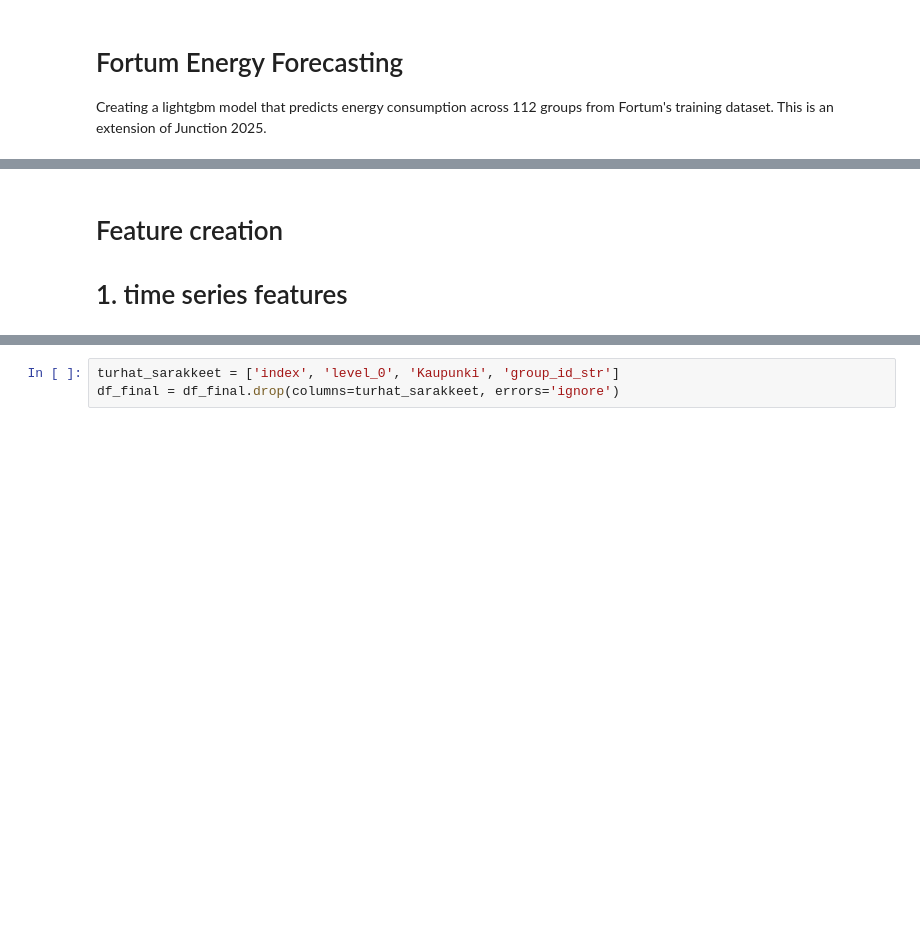
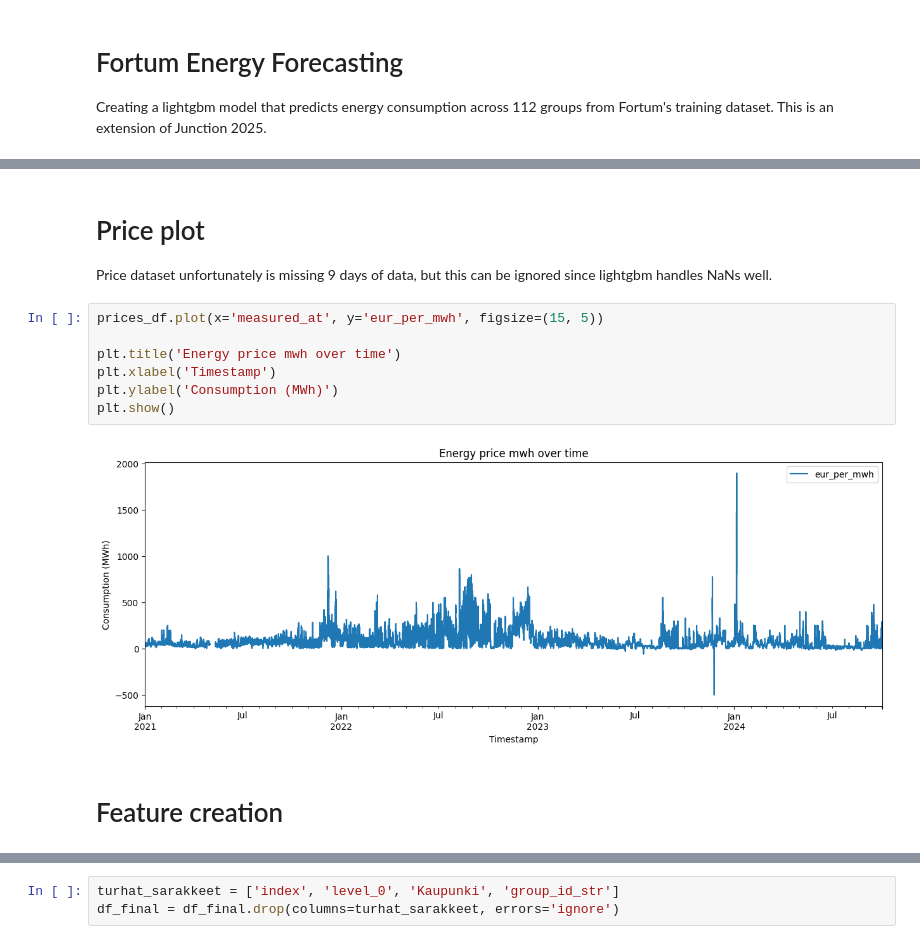
Before and after one commit to anton-saari/EnergyForecastFinal, a Jupyter notebook: forecast/code.ipynb, the cells around one changed output, grey strips where cells are left out. Saved outputs shown, nothing was run; the diff lists cells and outputs as text; blank space fills up the shorter version.

```diff
--- a/forecast/code.ipynb
+++ b/forecast/code.ipynb
@@ -95,4 +53,15 @@ df.query('consumption > 15')['consumption'].plot(figsize=(15, 5),
 [figure]
+# %% [markdown]
+# Price plot
+Price dataset unfortunately is missing 9 days of data, but this can be ignored since lightgbm handles NaNs well.
+# %%
+prices_df.plot(x='measured_at', y='eur_per_mwh', figsize=(15, 5))
+
+plt.title('Energy price mwh over time')
+plt.xlabel('Timestamp')
+plt.ylabel('Consumption (MWh)')
+plt.show()
+# %% [output]
+[figure, added]
 # %% [markdown]
 # Feature creation
-# 1. time series features
```
Also changed, not shown: parts of 59 cells of this notebook, 7 other files.
